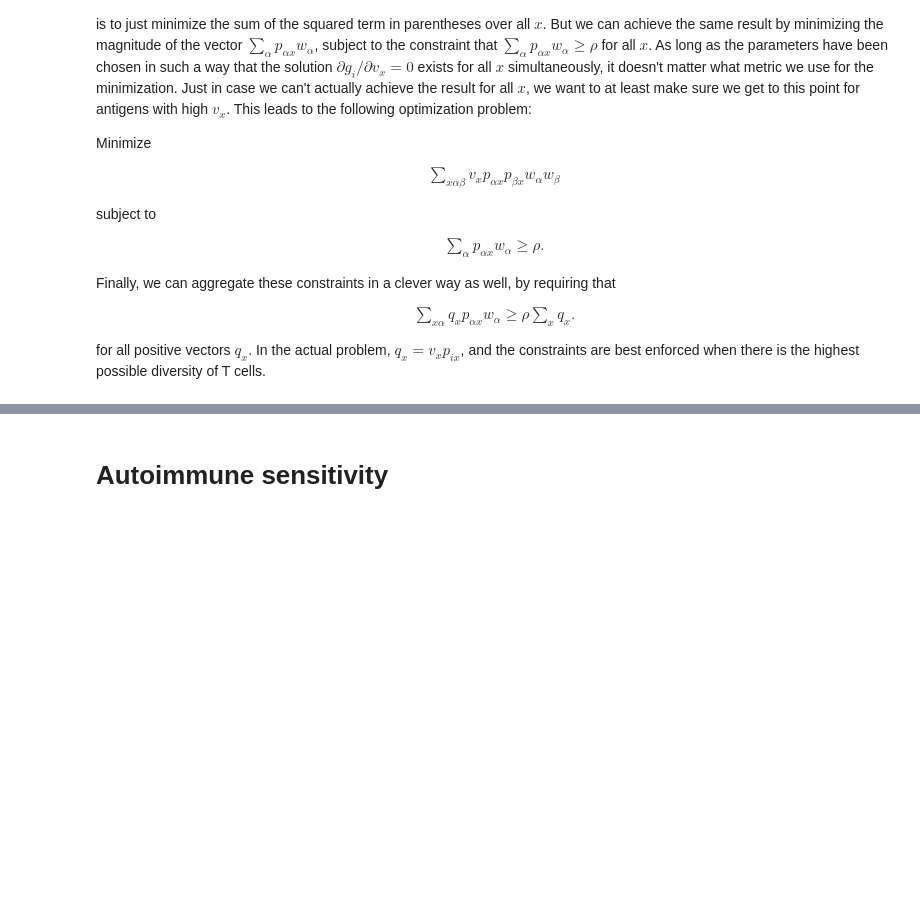
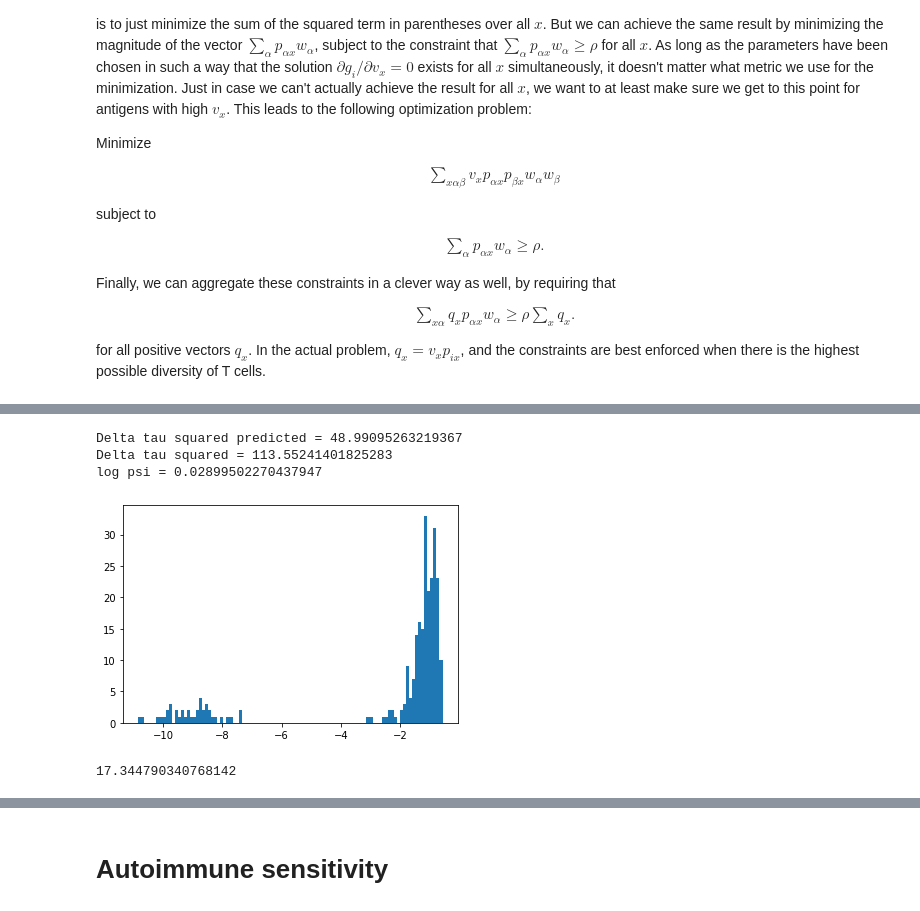
Before and after one commit to Ninjaneer32/immune-svm, a Jupyter notebook: scripts/Testing.ipynb, the cells around one changed output, grey strips where cells are left out. Drawn from its saved outputs; the diff is of its cells as text; code cells hidden in the pictures; blank space fills up the shorter version.

```diff
--- a/scripts/Testing.ipynb
+++ b/scripts/Testing.ipynb
@@ -585,0 +597,56 @@ for all positive vectors $q_x$. In the actual problem, $q_x = v_x p_{ix}$, and t
+# %%
+#declare simulation paramaters:
+params={
+#the number of Tregs
+'Num_treg' : 300,
+#the number of Tcells
+'Num_tcell' : 3000,
+#the number of sites
+'Num_sites' : 1000,
+#the Treg- antigen site binding strenth
+'c' : 1.0,
+#the varience in Treg-antigen binding around zero
+'sigma_c' : 0.0,
+#the varience in Treg-antigen binding around c
+'sigma_cp' : 0.0,
+#the binding
+'pval_cell' : 0.1,
+'pval_treg' : 0.2,
+'max_v' : 1.0}
+
+alpha = params['Num_treg']/params['Num_sites']
+
+#generate a Treg-Tcell graph
+#######################################
+pix, palphax = MakeAffinities(params)
+
+#Define antigen concentrations
+vx = 0.5*params['max_v'] * np.ones(params['Num_sites'])
+
+#now compute the r_{i} and \phi quantities
+######################################################################
+phi_reg_reg, phi_cell_reg, rvals = MakeOverlaps(pix,palphax,vx)
+gamma = palphax.T.dot(np.linalg.inv(phi_reg_reg).dot(palphax))
+deltau2_pred = (gamma.dot(np.ones(len(gamma)))/np.diag(gamma)).var()*params['Num_sites']
+print('Delta tau squared predicted = '+str(deltau2_pred))
+
+####################################################################################
+#compute the Treg steady state and active set of constraints
+Tcell, Treg = TrainNetwork(phi_reg_reg,phi_cell_reg,rvals)
+
+T = (pix*vx).T.dot(Tcell)
+deltau2 = (T.var()/T.mean()**2)*params['Num_sites']
+q = ((1-palphax.T.dot(Treg))**2).sum()
+psi = np.sqrt(params['pval_cell']*(1-params['pval_cell'])*q)
+
+print('Delta tau squared = '+str(deltau2))
+print('log psi = '+str(np.log10(psi)))
+# %% [output]
+Delta tau squared predicted = 48.99095263219367
+Delta tau squared = 113.55241401825283
+log psi = 0.02899502270437947
+# %%
+plt.hist(np.log10(Treg),bins=100)
+plt.show()
+# %% [output]
+[figure, added]
@@ -585,0 +661,4 @@ for all positive vectors $q_x$. In the actual problem, $q_x = v_x p_{ix}$, and t
+# %%
+deltau2
+# %% [output]
+17.344790340768142
```
Also changed, not shown: parts of 10 cells of this notebook.
